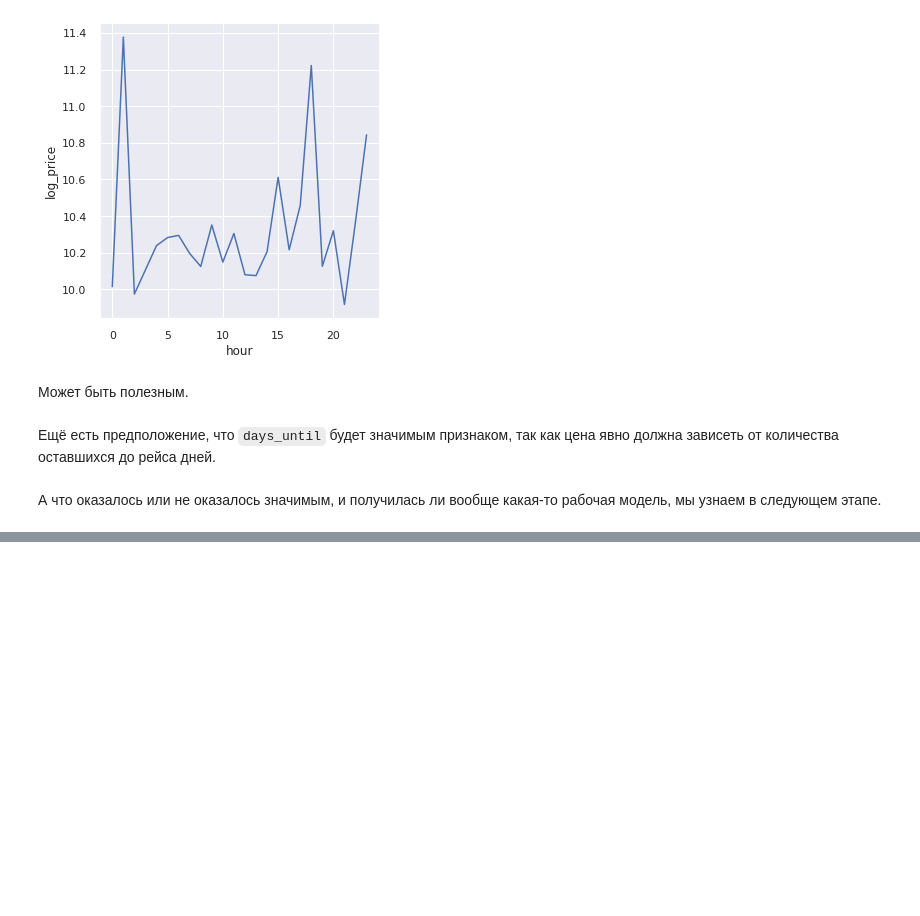
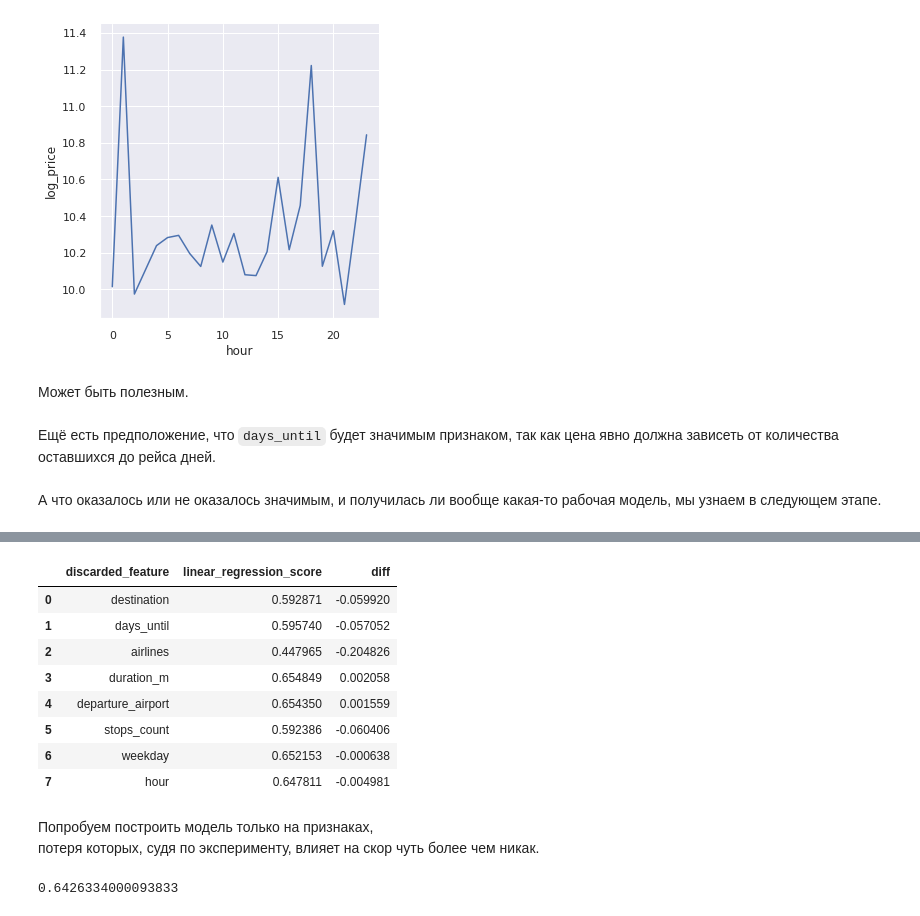
Before and after one commit to DramatikMan/MLHL-02-EDA-project, a Jupyter notebook: notebook/analysis.ipynb, the cells around one changed output, grey strips where cells are left out. Cells and saved outputs as stored; diff of their text form; code cells hidden in the pictures; blank space fills up the shorter version.

```diff
--- a/notebook/analysis.ipynb
+++ b/notebook/analysis.ipynb
@@ -203,0 +309,2 @@ _ = sns.relplot(
+# %%
+X_train, X_test, y_train, y_test = train_test_split(X, y, test_size=0.3, random_state=4)
@@ -203,0 +363,5 @@ _ = sns.relplot(
+# %%
+model = LinearRegression()
+model.fit(X_train, y_train)
+score = model.score(X_test, y_test)
+score
@@ -203,0 +374,29 @@ _ = sns.relplot(
+# %%
+selection = pd.DataFrame()
+
+for col in (df := data.drop(columns='log_price')):
+    nums = numerical.copy()
+    cats = categorical.copy()
+
+    try:
+        nums.remove(col)
+    except:
+        pass
+
+    try:
+        cats.remove(col)
+    except:
+        pass
+
+    X_ = transform_dataframe(
+        df=df.drop(columns=col),
+        numerical=nums,
+        categorical=cats
+    )
+
+    selection = selection.append({
+        'discarded_feature': col,
+        'linear_regression_score': LinearRegression().fit(X_, y).score(X_, y)
+    }, ignore_index=True)
+
+selection
@@ -203,0 +413,29 @@ _ = sns.relplot(
+# %%
+selection['diff'] = selection.iloc[:, 1] - score
+selection
+# %% [output]
+|  | discarded_feature | linear_regression_score | diff |
+| 0 | destination | 0.592871 | -0.059920 |
+| 1 | days_until | 0.595740 | -0.057052 |
+| 2 | airlines | 0.447965 | -0.204826 |
+| 3 | duration_m | 0.654849 | 0.002058 |
+| 4 | departure_airport | 0.654350 | 0.001559 |
+| 5 | stops_count | 0.592386 | -0.060406 |
+| 6 | weekday | 0.652153 | -0.000638 |
+| 7 | hour | 0.647811 | -0.004981 |
+# %% [markdown]
+Попробуем построить модель только на признаках,<br>
+потеря которых, судя по эксперименту, влияет на скор чуть более чем никак.
+# %%
+X = transform_dataframe(
+    df=data[['destination', 'days_until', 'airlines', 'stops_count']],
+    numerical=['days_until', 'stops_count'],
+    categorical=['destination', 'airlines']
+)
+X_train, X_test, y_train, y_test = train_test_split(X, y, test_size=0.3, random_state=4)
+model_2 = LinearRegression()
+model_2.fit(X_train, y_train)
+score_2 = model_2.score(X_test, y_test)
+score_2
+# %% [output]
+0.6426334000093833
```
Also changed, not shown: parts of 37 cells of this notebook, 2 other files.
